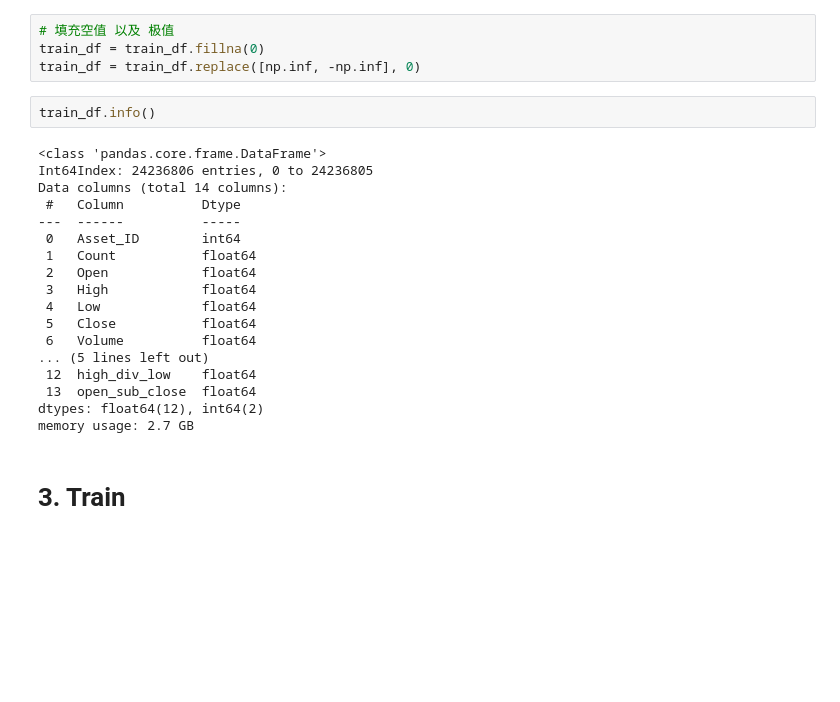
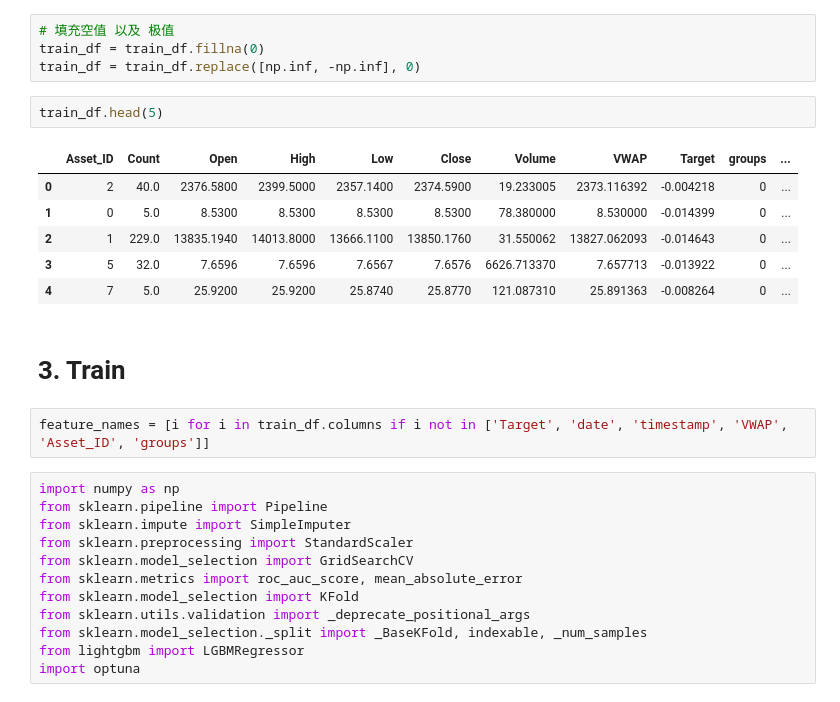
Before and after one commit to lovelymx/kaggle, a Jupyter notebook: crypto/baseline.ipynb, the cells around one changed output. Drawn from its saved outputs; the diff is of its cells as text; blank space fills up the shorter version.

```diff
--- a/crypto/baseline.ipynb
+++ b/crypto/baseline.ipynb
@@ -79,25 +79,28 @@ train_df["open_sub_close"] = train_df["Open"] - train_df["Close"]
 # 填充空值 以及 极值
 train_df = train_df.fillna(0)
 train_df = train_df.replace([np.inf, -np.inf], 0)
-# %%
-train_df.info()
-# %% [output]
-<class 'pandas.core.frame.DataFrame'>
-Int64Index: 24236806 entries, 0 to 24236805
-Data columns (total 14 columns):
- #   Column          Dtype
----  ------          -----
- 0   Asset_ID        int64
- 1   Count           float64
- 2   Open            float64
- 3   High            float64
- 4   Low             float64
- 5   Close           float64
- 6   Volume          float64
-... (5 lines left out)
- 12  high_div_low    float64
- 13  open_sub_close  float64
-dtypes: float64(12), int64(2)
-memory usage: 2.7 GB
+# %%
+train_df.head(5)
+# %% [output]
+|  | Asset_ID | Count | Open | High | Low | Close | Volume | VWAP | Target | groups | ... |
+| 0 | 2 | 40.0 | 2376.5800 | 2399.5000 | 2357.1400 | 2374.5900 | 19.233005 | 2373.116392 | -0.004218 | 0 | ... |
+| 1 | 0 | 5.0 | 8.5300 | 8.5300 | 8.5300 | 8.5300 | 78.380000 | 8.530000 | -0.014399 | 0 | ... |
+| 2 | 1 | 229.0 | 13835.1940 | 14013.8000 | 13666.1100 | 13850.1760 | 31.550062 | 13827.062093 | -0.014643 | 0 | ... |
+| 3 | 5 | 32.0 | 7.6596 | 7.6596 | 7.6567 | 7.6576 | 6626.713370 | 7.657713 | -0.013922 | 0 | ... |
+| 4 | 7 | 5.0 | 25.9200 | 25.9200 | 25.8740 | 25.8770 | 121.087310 | 25.891363 | -0.008264 | 0 | ... |
 # %% [markdown]
 # 3. Train
+# %%
+feature_names = [i for i in train_df.columns if i not in ['Target', 'date', 'timestamp', 'VWAP', 'Asset_ID', 'groups']]
+# %%
+import numpy as np
+from sklearn.pipeline import Pipeline
+from sklearn.impute import SimpleImputer
+from sklearn.preprocessing import StandardScaler
+from sklearn.model_selection import GridSearchCV
+from sklearn.metrics import roc_auc_score, mean_absolute_error
+from sklearn.model_selection import KFold
+from sklearn.utils.validation import _deprecate_positional_args
+from sklearn.model_selection._split import _BaseKFold, indexable, _num_samples
+from lightgbm import LGBMRegressor
+import optuna
```
Also changed, not shown: parts of 15 cells of this notebook, 3 other files.
